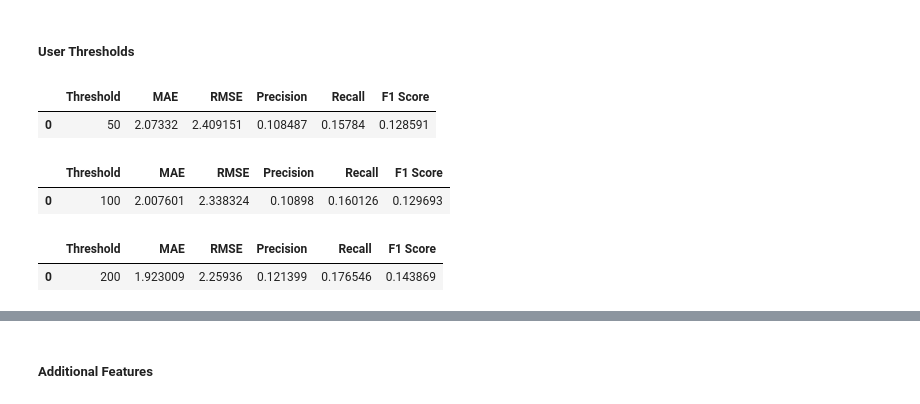
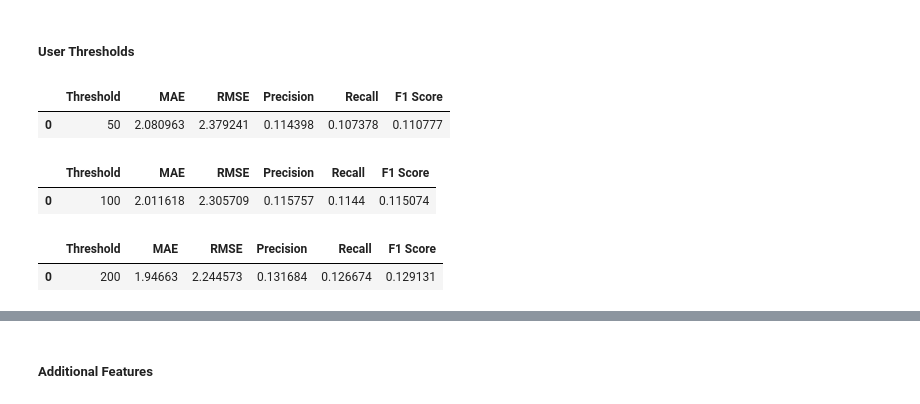
Before and after one commit to ChoutouriadiKaterina/Big_Data_2024, a Jupyter notebook: Working_Christoforos.ipynb, the cells around one changed output, grey strips where cells are left out. Drawn from its saved outputs; the diff is of its cells as text; code cells hidden in the pictures.

```diff
--- a/Working_Christoforos.ipynb
+++ b/Working_Christoforos.ipynb
@@ -1036,31 +1027,31 @@ Hyperparameter optimization results for number of neighbors k between 5 and 150:
 # %%
 # Calculate user counts
 user_counts = ratings['user_id'].value_counts()
 
 # Filter users with at least 50 ratings
 active_users = user_counts[user_counts >= 50].index
 filtered_data = ratings[ratings['user_id'].isin(active_users)]
 
 # Create a user-item matrix
 filtered_user_item_matrix = filtered_data.pivot(index='user_id', columns='item_id', values='rating').fillna(0)
 
 # Split the data into train and test matrices
 train_matrix_filtered, test_matrix_filtered = mask_matrix(filtered_user_item_matrix.values, test_size=0.2,random_state=42)
 
 # Compute user similarity using cosine similarity
 filtered_user_similarity = cosine_similarity(train_matrix_filtered)
 
 # Predict ratings using collaborative filtering
-filtered_predicted_matrix = predict_ratings(train_matrix_filtered, filtered_user_similarity, k=5)
+filtered_predicted_matrix = predict_ratings(train_matrix_filtered, filtered_user_similarity, k=12)
 
 # Evaluate the predictions
-filtered_mae, filtered_rmse, filtered_precision, filtered_recall, filtered_f1 = evaluate(test_matrix_filtered, filtered_predicted_matrix, k=5)
+filtered_mae, filtered_rmse, filtered_precision, filtered_recall, filtered_f1 = evaluate(test_matrix_filtered, filtered_predicted_matrix, k=12)
 
 results_df_50 = pd.DataFrame({"Threshold": [50],"MAE": [filtered_mae], "RMSE": [filtered_rmse],"Precision": [filtered_precision],"Recall": [filtered_recall],"F1 Score": [filtered_f1]})
 results_df_50
 # %% [output]
 |  | Threshold | MAE | RMSE | Precision | Recall | F1 Score |
-| 0 | 50 | 2.07332 | 2.409151 | 0.108487 | 0.15784 | 0.128591 |
+| 0 | 50 | 2.080963 | 2.379241 | 0.114398 | 0.107378 | 0.110777 |
 # %%
 # Calculate user counts
 user_counts = ratings['user_id'].value_counts()
@@ -1079,16 +1070,16 @@ train_matrix_filtered, test_matrix_filtered = mask_matrix(filtered_user_item_mat
 filtered_user_similarity = cosine_similarity(train_matrix_filtered)
 
 # Predict ratings using collaborative filtering
-filtered_predicted_matrix = predict_ratings(train_matrix_filtered, filtered_user_similarity, k=5)
+filtered_predicted_matrix = predict_ratings(train_matrix_filtered, filtered_user_similarity, k=12)
 
 # Evaluate the predictions
-filtered_mae, filtered_rmse, filtered_precision, filtered_recall, filtered_f1 = evaluate(test_matrix_filtered, filtered_predicted_matrix, k=5)
+filtered_mae, filtered_rmse, filtered_precision, filtered_recall, filtered_f1 = evaluate(test_matrix_filtered, filtered_predicted_matrix, k=12)
 
 results_df_100 = pd.DataFrame({"Threshold": [100],"MAE": [filtered_mae], "RMSE": [filtered_rmse],"Precision": [filtered_precision],"Recall": [filtered_recall],"F1 Score": [filtered_f1]})
 results_df_100
 # %% [output]
 |  | Threshold | MAE | RMSE | Precision | Recall | F1 Score |
-| 0 | 100 | 2.007601 | 2.338324 | 0.10898 | 0.160126 | 0.129693 |
+| 0 | 100 | 2.011618 | 2.305709 | 0.115757 | 0.1144 | 0.115074 |
 # %%
 # Calculate user counts
 user_counts = ratings['user_id'].value_counts()
@@ -1107,16 +1098,16 @@ train_matrix_filtered, test_matrix_filtered = mask_matrix(filtered_user_item_mat
 filtered_user_similarity = cosine_similarity(train_matrix_filtered)
 
 # Predict ratings using collaborative filtering
-filtered_predicted_matrix = predict_ratings(train_matrix_filtered, filtered_user_similarity, k=5)
+filtered_predicted_matrix = predict_ratings(train_matrix_filtered, filtered_user_similarity, k=12)
 
 # Evaluate the predictions
-filtered_mae, filtered_rmse, filtered_precision, filtered_recall, filtered_f1 = evaluate(test_matrix_filtered, filtered_predicted_matrix, k=5)
+filtered_mae, filtered_rmse, filtered_precision, filtered_recall, filtered_f1 = evaluate(test_matrix_filtered, filtered_predicted_matrix, k=12)
 
 results_df_200 = pd.DataFrame({"Threshold": [200],"MAE": [filtered_mae], "RMSE": [filtered_rmse],"Precision": [filtered_precision],"Recall": [filtered_recall],"F1 Score": [filtered_f1]})
 results_df_200
 # %% [output]
 |  | Threshold | MAE | RMSE | Precision | Recall | F1 Score |
-| 0 | 200 | 1.923009 | 2.25936 | 0.121399 | 0.176546 | 0.143869 |
+| 0 | 200 | 1.94663 | 2.244573 | 0.131684 | 0.126674 | 0.129131 |
 # %%
 # Combine the three results dataframes into one for comparison
 aggregate_results_df = pd.concat([results_df_50, results_df_100, results_df_200], ignore_index=True)
```
Also changed, not shown: parts of 3 cells of this notebook.
